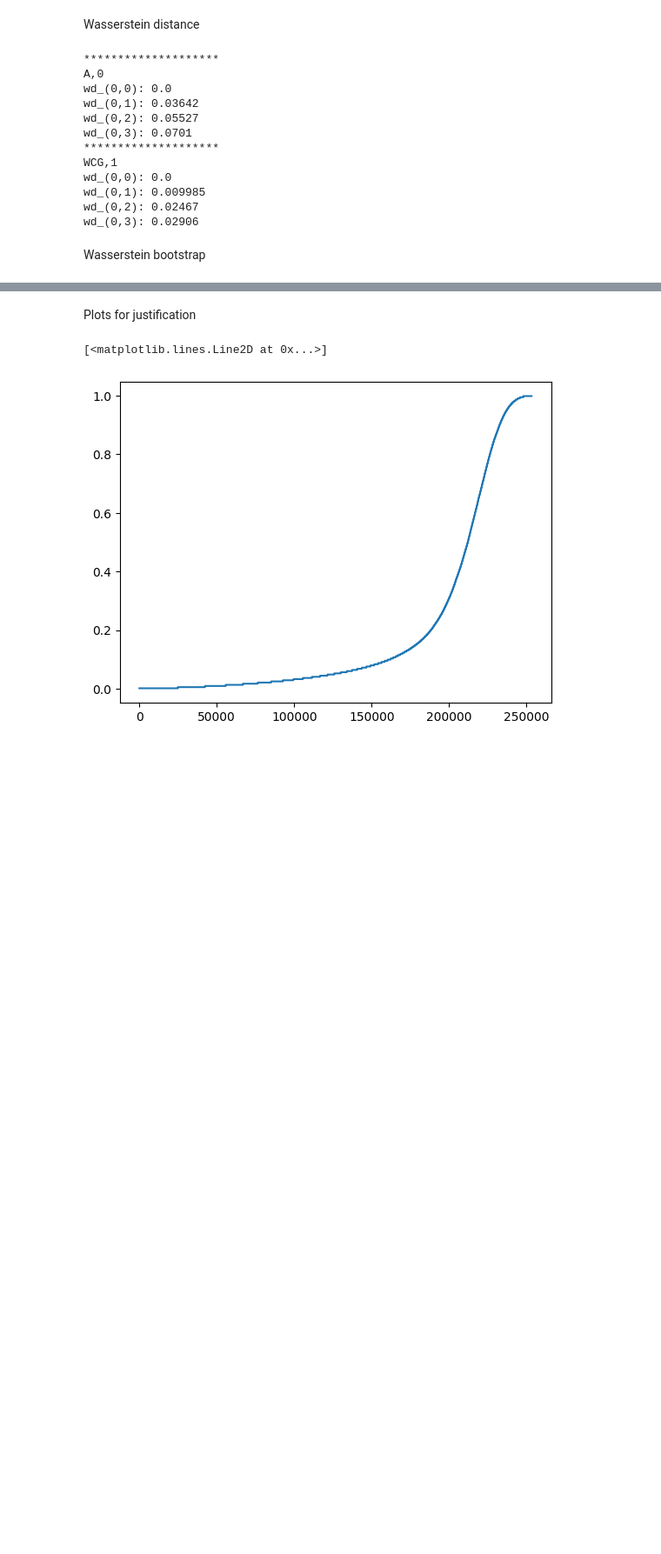
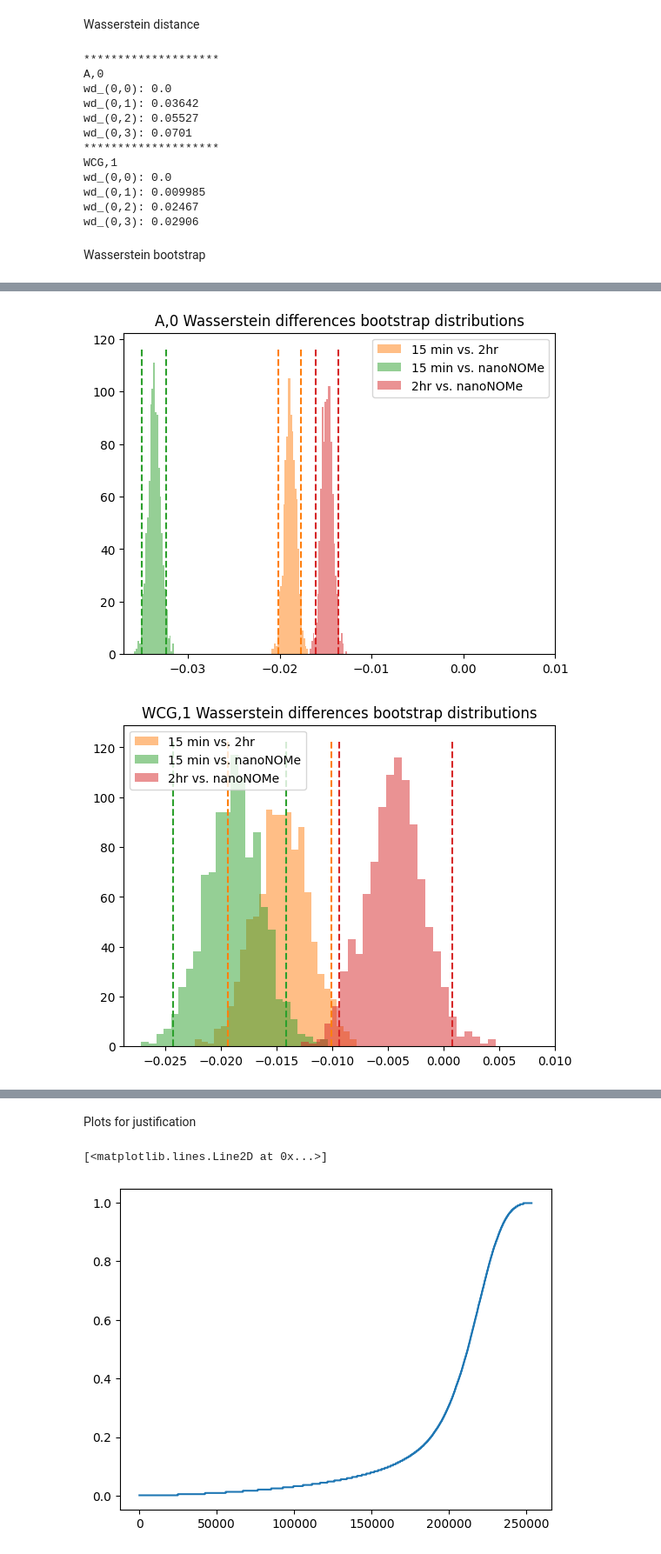
Before and after one commit to streetslab/multimodal-dimelo, a Jupyter notebook: crosstalk_analysis.ipynb, the cells around one changed output, grey strips where cells are left out. Shown at 87% size. Drawn from its saved outputs; the diff is of its cells as text; code cells hidden in the pictures; blank space fills up the shorter version.

```diff
--- a/crosstalk_analysis.ipynb
+++ b/crosstalk_analysis.ipynb
@@ -370,0 +356,33 @@ for motif in ["A,0", "WCG,1"]:
+# %%
+bootstrap_results = defaultdict(list)
+bootstrap_labels = defaultdict(list)
+def wassersten_difference(control, v0, v1):
+    return stats.wasserstein_distance(control, v0) - stats.wasserstein_distance(control, v1)
+for motif in ["A,0", "WCG,1"]:
+    for i in range(1, 4):
+        for j in range(i+1,4):
+            # TODO: using method "basic" because "BCa" crashed the kernel. Is this reasonable?
+            data = (motif_mod_vectors[motif][0], motif_mod_vectors[motif][i], motif_mod_vectors[motif][j])
+            bootstrap_result = stats.bootstrap(data, wassersten_difference, vectorized=False, rng=42, n_resamples=1000, method="basic")
+            bootstrap_results[motif].append(bootstrap_result)
+            bootstrap_labels[motif].append(f"{labels[i]} vs. {labels[j]}")
+# %%
+colors = ["tab:orange", "tab:green", "tab:red"]
+# labels = ["control", "15 min", "2hr", "nanoNOMe"]
+for motif in ["A,0", "WCG,1"]:
+    plt.figure()
+    # mod_vectors = motif_mod_vectors[motif]
+    # wds = []
+    for label, result, color in zip(bootstrap_labels[motif], bootstrap_results[motif], colors):
+        plt.hist(result.bootstrap_distribution, bins=25, label=label, color=color, alpha=0.5)
+    y_min, y_max = plt.ylim()
+    for result, color in zip(bootstrap_results[motif], colors):
+        plt.vlines(result.confidence_interval, y_min, y_max, color=color, linestyle="--")
+    plt.title(f"{motif} Wasserstein differences bootstrap distributions")
+    plt.xlim((None, 0.01))
+    plt.legend()
+    plt.show()
+    plt.close()
+# %% [output]
+[figure, added]
+[figure, added]
```
Also changed, not shown: parts of 7 cells of this notebook, 1 other file.
